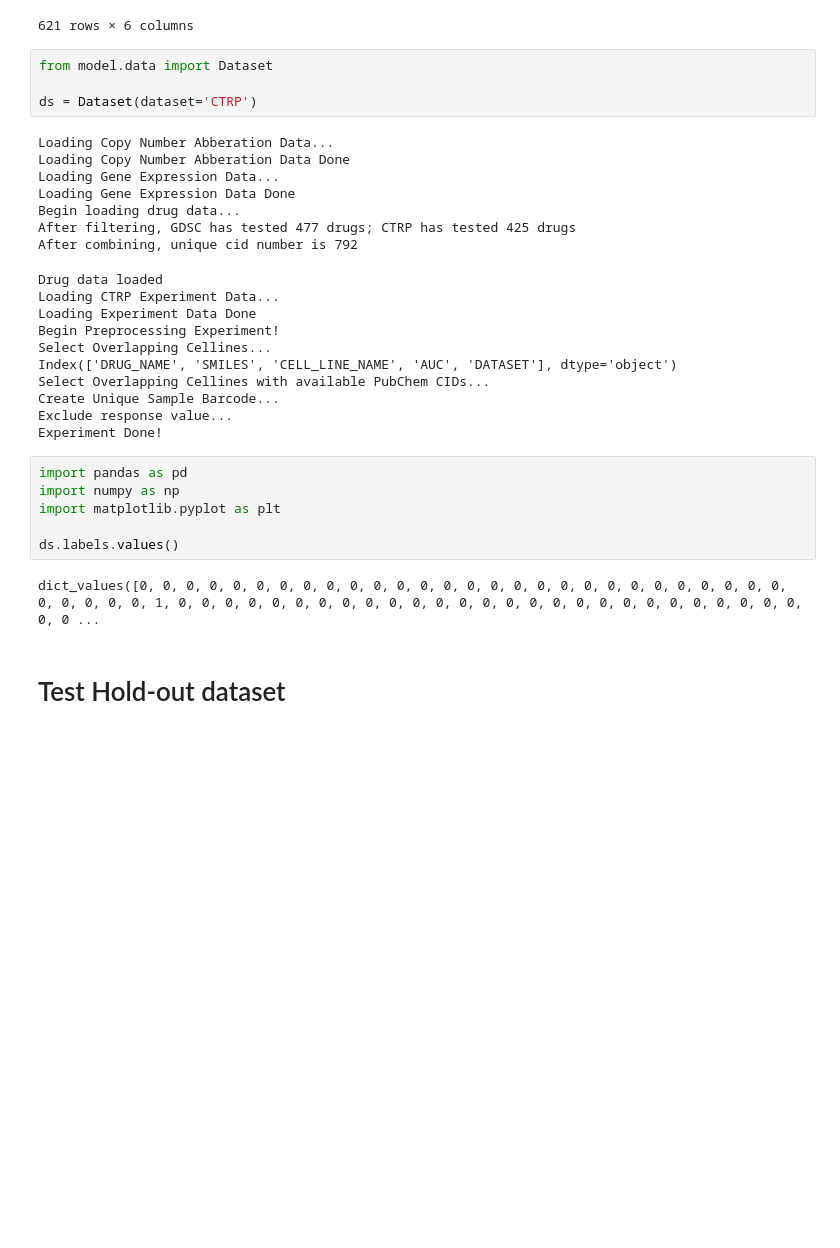
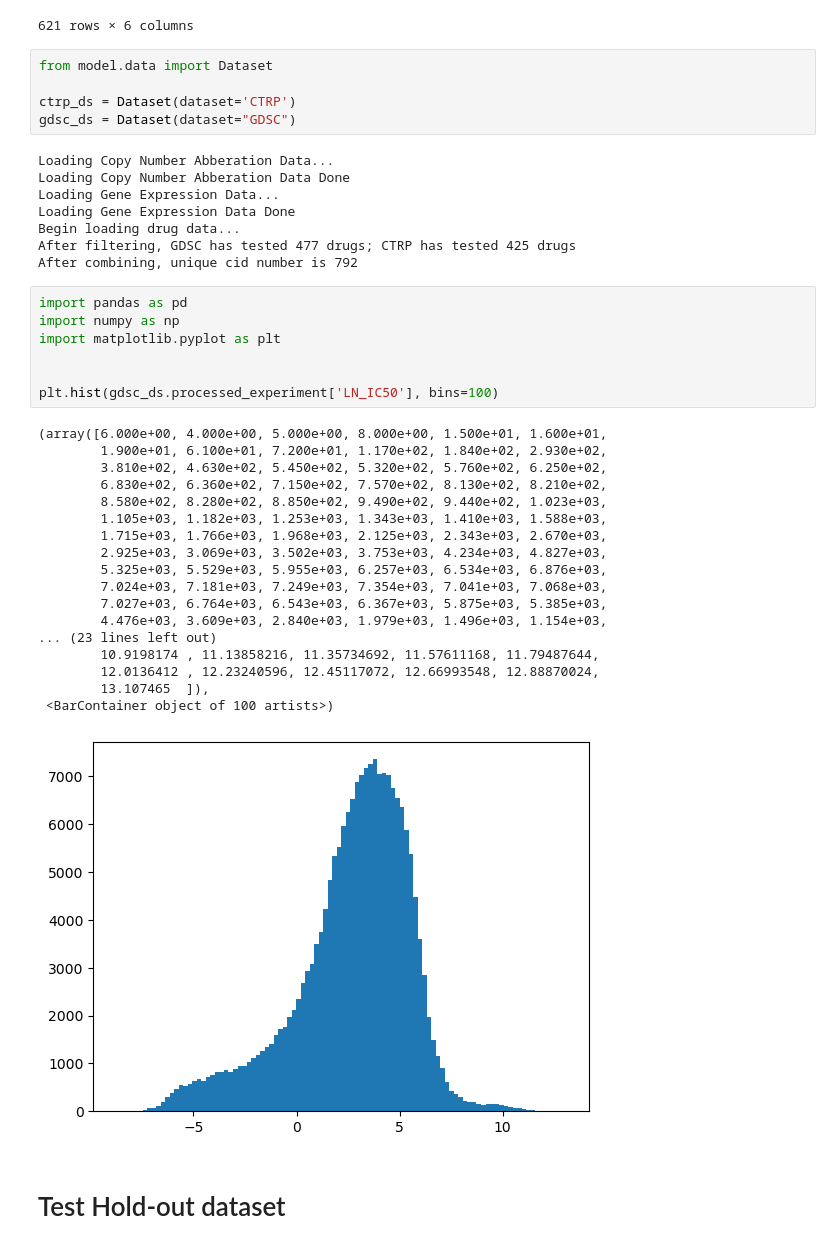
Before and after one commit to mglnbk/MGNet, a Jupyter notebook: data_handler.ipynb, the cells around one changed output. Cells and saved outputs as stored; diff of their text form; blank space fills up the shorter version.

```diff
--- a/data_handler.ipynb
+++ b/data_handler.ipynb
@@ -751,7 +751,8 @@ pd.read_csv('data/raw_data/screened_compounds_rel_8.4.csv')
 # %%
 from model.data import Dataset
 
-ds = Dataset(dataset='CTRP')
+ctrp_ds = Dataset(dataset='CTRP')
+gdsc_ds = Dataset(dataset="GDSC")
 # %% [output]
 Loading Copy Number Abberation Data...
 Loading Copy Number Abberation Data Done
@@ -760,23 +761,31 @@ Loading Gene Expression Data Done
 Begin loading drug data...
 After filtering, GDSC has tested 477 drugs; CTRP has tested 425 drugs
 After combining, unique cid number is 792
-Drug data loaded
-Loading CTRP Experiment Data...
-Loading Experiment Data Done
-Begin Preprocessing Experiment!
-Select Overlapping Cellines...
-Index(['DRUG_NAME', 'SMILES', 'CELL_LINE_NAME', 'AUC', 'DATASET'], dtype='object')
-Select Overlapping Cellines with available PubChem CIDs...
-Create Unique Sample Barcode...
-Exclude response value...
-Experiment Done!
 # %%
 import pandas as pd
 import numpy as np
 import matplotlib.pyplot as plt
 
-ds.labels.values()
+
+plt.hist(gdsc_ds.processed_experiment['LN_IC50'], bins=100)
 # %% [output]
-dict_values([0, 0, 0, 0, 0, 0, 0, 0, 0, 0, 0, 0, 0, 0, 0, 0, 0, 0, 0, 0, 0, 0, 0, 0, 0, 0, 0, 0, 0, 0, 0, 0, 0, 1, 0, 0, 0, 0, 0, 0, 0, 0, 0, 0, 0, 0, 0, 0, 0, 0, 0, 0, 0, 0, 0, 0, 0, 0, 0, 0, 0, 0, 0 ...
+(array([6.000e+00, 4.000e+00, 5.000e+00, 8.000e+00, 1.500e+01, 1.600e+01,
+        1.900e+01, 6.100e+01, 7.200e+01, 1.170e+02, 1.840e+02, 2.930e+02,
+        3.810e+02, 4.630e+02, 5.450e+02, 5.320e+02, 5.760e+02, 6.250e+02,
+        6.830e+02, 6.360e+02, 7.150e+02, 7.570e+02, 8.130e+02, 8.210e+02,
+        8.580e+02, 8.280e+02, 8.850e+02, 9.490e+02, 9.440e+02, 1.023e+03,
+        1.105e+03, 1.182e+03, 1.253e+03, 1.343e+03, 1.410e+03, 1.588e+03,
+        1.715e+03, 1.766e+03, 1.968e+03, 2.125e+03, 2.343e+03, 2.670e+03,
+        2.925e+03, 3.069e+03, 3.502e+03, 3.753e+03, 4.234e+03, 4.827e+03,
+        5.325e+03, 5.529e+03, 5.955e+03, 6.257e+03, 6.534e+03, 6.876e+03,
+        7.024e+03, 7.181e+03, 7.249e+03, 7.354e+03, 7.041e+03, 7.068e+03,
+        7.027e+03, 6.764e+03, 6.543e+03, 6.367e+03, 5.875e+03, 5.385e+03,
+        4.476e+03, 3.609e+03, 2.840e+03, 1.979e+03, 1.496e+03, 1.154e+03,
+... (23 lines left out)
+        10.9198174 , 11.13858216, 11.35734692, 11.57611168, 11.79487644,
+        12.0136412 , 12.23240596, 12.45117072, 12.66993548, 12.88870024,
+        13.107465  ]),
+ <BarContainer object of 100 artists>)
+[figure, added]
 # %% [markdown]
 # Test Hold-out dataset
```
Also changed, not shown: parts of 1 cell of this notebook, 10 other files.
